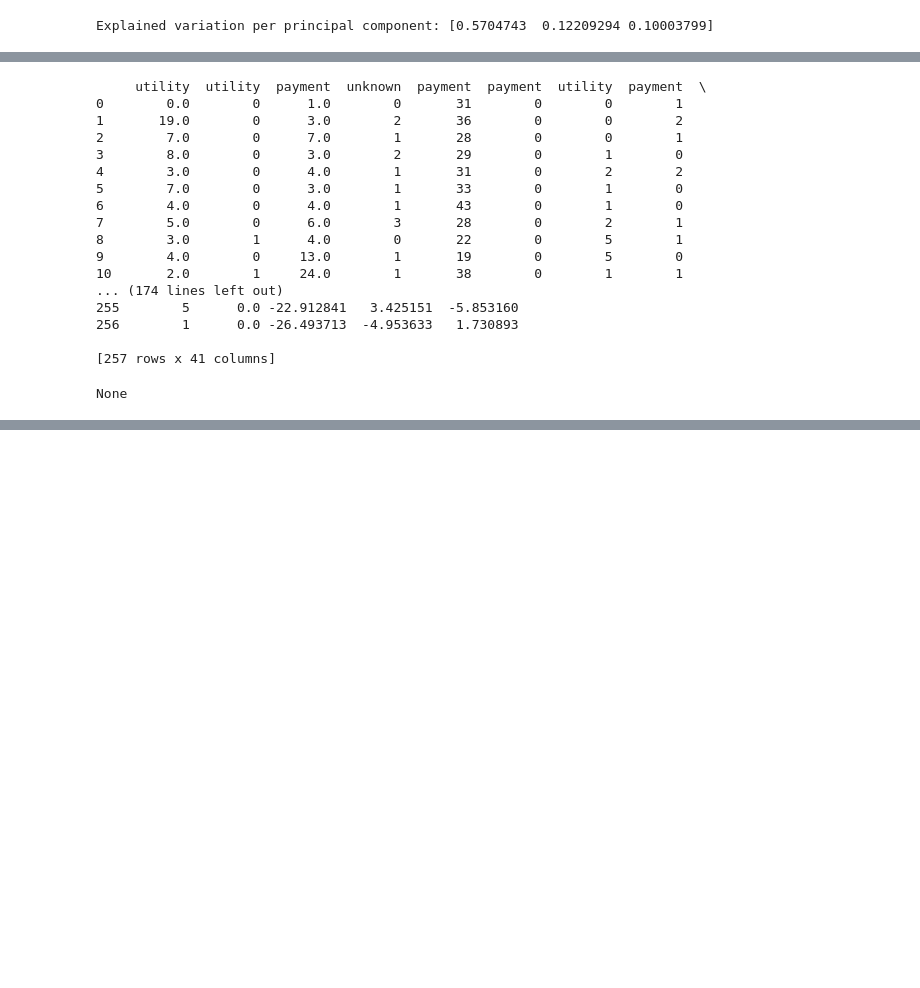
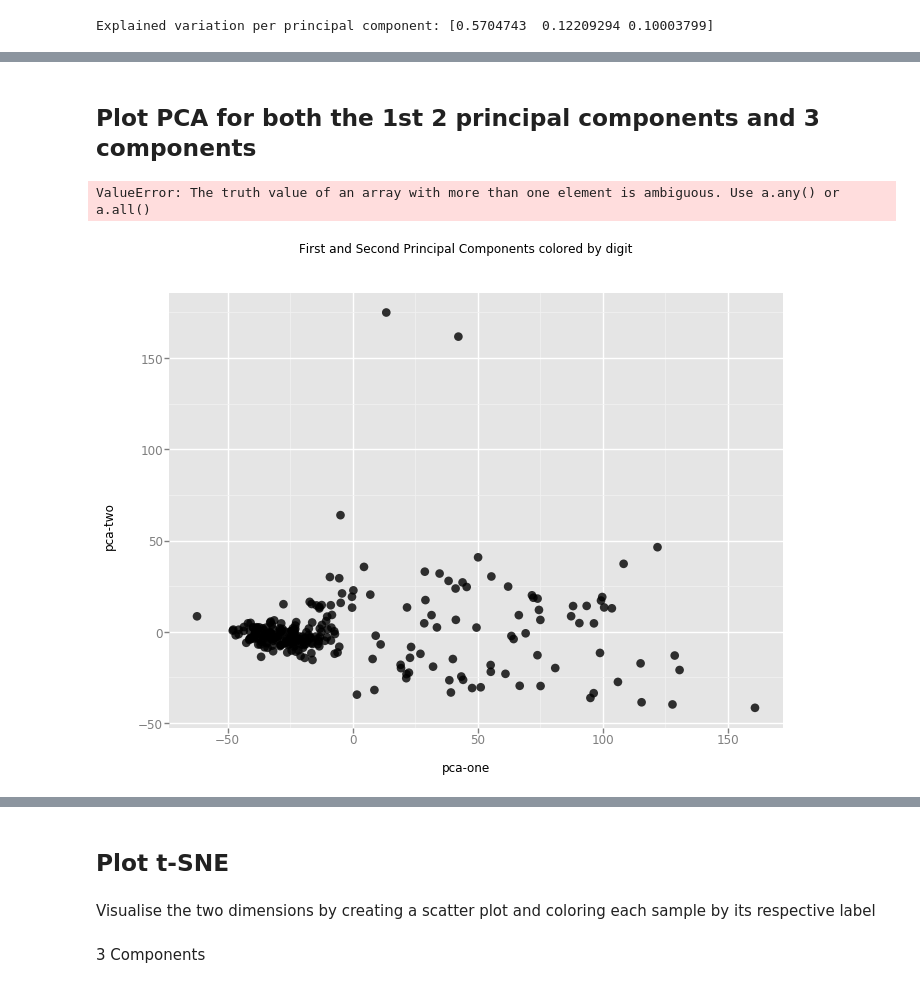
Before and after one commit to isatobo/it_prophet_quickstart, a Jupyter notebook: PCA_tSNE_GithubFeatures/star_count.ipynb, the cells around one changed output, grey strips where cells are left out. Drawn from its saved outputs; the diff is of its cells as text; code cells hidden in the pictures; blank space fills up the shorter version.

Commit message:
pca & tsne but can't plot w/labels as colors

```diff
--- a/PCA_tSNE_GithubFeatures/star_count.ipynb
+++ b/PCA_tSNE_GithubFeatures/star_count.ipynb
@@ -80,33 +123,0 @@ labels = {'ADA':'utility','BTC':'payment', 'BCH':'payment', 'BCD':'payment', 'BT
-# %%
-feature_df.rename(columns={'ADA':'utility','BTC':'payment', 'BCH':'payment', 'BCD':'payment', 'BTG':'payment', 'DASH':'payment', 'DCR':'payment',
-    'DOGE':'payment', 'ETN':'payment', 'LTC':'payment', 'PIVX':'payment', 'XLM':'payment', 'XMR':'payment',
-    'XRB':'payment', 'XRP':'payment', 'ZEC':'payment','ARK':'utility', 'BTS':'utility',
-    'DGB':'utility', 'DRGN':'utility', 'EOS':'utility', 'FCT':'utility', 'GNT':'utility', 'LSK':'utility',
-    'NEO':'utility', 'OMG':'utility', 'QTUM':'utility', 'REP':'utility', 'RHOC':'utility', 'SNT':'utility',
-    'STEEM':'utility', 'STRAT':'utility', 'WAVES':'utility','ZRX':'utility','ETH':'payment_utility',
-    'SC':'asset_utility','BCN':'unknown','XVG':'unknown', 'ZCL':'unknown'},
-                 inplace=True)
-# %%
-print(feature_df)
-# %% [output]
-     utility  utility  payment  unknown  payment  payment  utility  payment  \
-0        0.0        0      1.0        0       31        0        0        1
-1       19.0        0      3.0        2       36        0        0        2
-2        7.0        0      7.0        1       28        0        0        1
-3        8.0        0      3.0        2       29        0        1        0
-4        3.0        0      4.0        1       31        0        2        2
-5        7.0        0      3.0        1       33        0        1        0
-6        4.0        0      4.0        1       43        0        1        0
-7        5.0        0      6.0        3       28        0        2        1
-8        3.0        1      4.0        0       22        0        5        1
-9        4.0        0     13.0        1       19        0        5        0
-10       2.0        1     24.0        1       38        0        1        1
-... (174 lines left out)
-255        5      0.0 -22.912841   3.425151  -5.853160
-256        1      0.0 -26.493713  -4.953633   1.730893
-
-[257 rows x 41 columns]
-# %%
-print(feature_df.index.name)
-# %% [output]
-None
@@ -113,11 +128,20 @@ None
+# %% [markdown]
+## Plot PCA for both the 1st 2 principal components and 3 components
+# %%
+from ggplot import *
+
+chart = ggplot(feature_df, aes(x='pca-one', y='pca-two', color=feature_df.columns) ) \
+        + geom_point(size=75,alpha=0.8) \
+        + ggtitle("First and Second Principal Components colored by digit")
+chart
+# %% [output]
+ValueError: The truth value of an array with more than one element is ambiguous. Use a.any() or a.all()
 # %%
 from ggplot import *
-#feature_df.dtypes.index
 
-chart = ggplot( feature_df, aes(x='pca-one', y='pca-two')) \
+chart = ggplot(feature_df, aes(x='pca-one', y='pca-two') ) \
         + geom_point(size=75,alpha=0.8) \
-        + ggtitle("First and Second Principal Components colored by digit") \
-        + scale_colour_manual({'payment'='red','utility'='blue','payment_utility'='green',
-                                       'asset_utility'='black','unknown'='orange'}
+        + ggtitle("First and Second Principal Components colored by digit")
 chart
 # %% [output]
+[figure, added]
@@ -124,0 +149,4 @@ SyntaxError: invalid syntax (<ipython-input-93-4280397b41fd>, line 3)
+# %% [markdown]
+## Plot t-SNE
+# %% [markdown]
+Visualise the two dimensions by creating a scatter plot and coloring each sample by its respective label
@@ -124,0 +162,2 @@ SyntaxError: invalid syntax (<ipython-input-93-4280397b41fd>, line 3)
+# %% [markdown]
+3 Components
```
Also changed, not shown: parts of 12 cells of this notebook.
